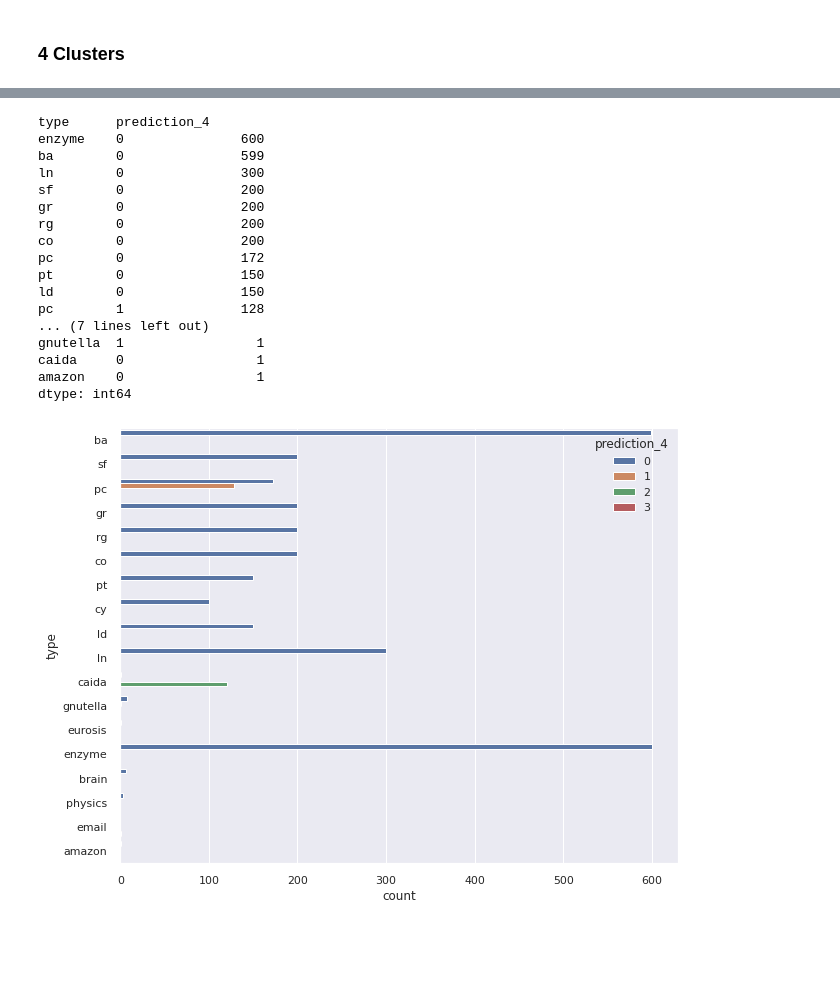
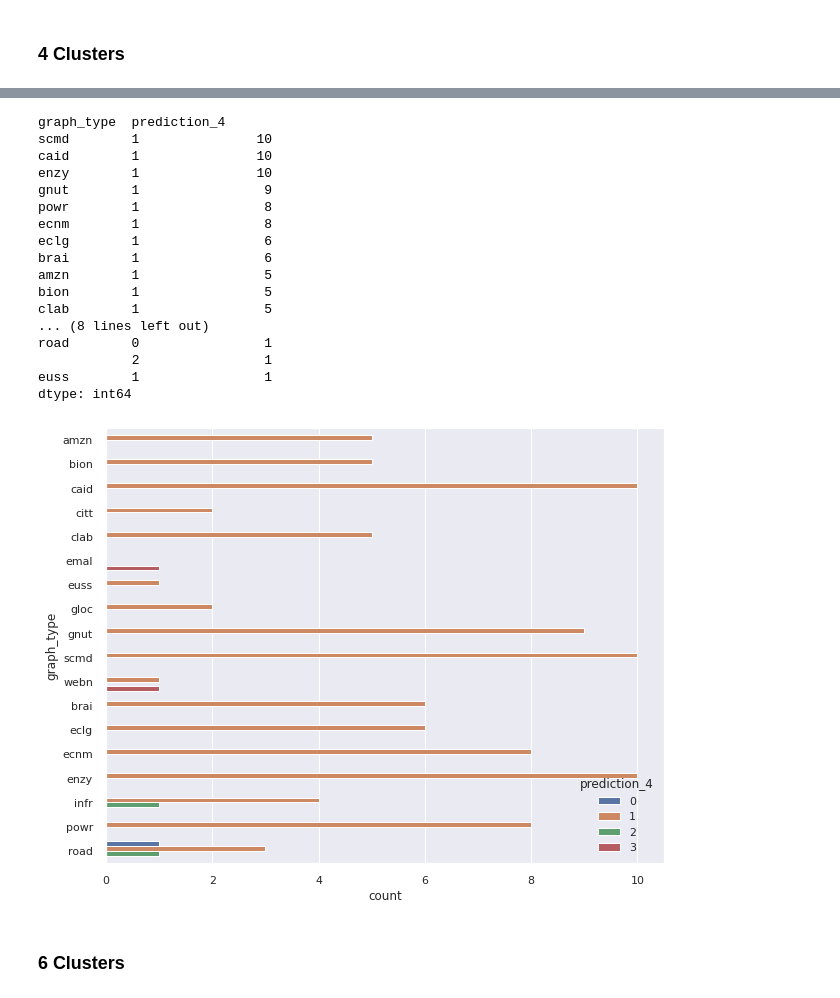
Before and after one commit to viniciusmioto/social_network_analysis, a Jupyter notebook: unsupervised_6features.ipynb, the cells around one changed output, grey strips where cells are left out. Saved outputs shown, nothing was run; the diff lists cells and outputs as text; code cells hidden in the pictures; blank space fills up the shorter version.

```diff
--- a/unsupervised_6features.ipynb
+++ b/unsupervised_6features.ipynb
@@ -56,7 +56,9 @@ graph_df.describe()
 # %% [markdown]
 ### Separate Features (X) and Labels (y)
 # %%
-X = np.array(graph_df.drop(['is_power_law'], 1))
+# separating features and labels
+df_features = graph_df.drop(['is_power_law'], 1)
+X = np.array(df_features.copy().drop(['graph_type'], 1))
 y = np.array(graph_df['is_power_law'])
 # %% [markdown]
 ### Features Correlation
@@ -197,6 +145,0 @@ plt.show()
-# %%
-pipeline = Pipeline([
-  ("kmeans", KMeans(n_clusters=10)),
-  ("knn", KNeighborsClassifier()),
-])
-pipeline.fit(X, y)
@@ -216,4 +145,0 @@ Pipeline(memory=None,
-# %%
-param_grid = dict(kmeans__n_clusters=range(2, 20))
-grid_clf = GridSearchCV(pipeline, param_grid, cv=3, verbose=2)
-grid_clf.fit(X, y)
@@ -406,5 +254,5 @@ array([0, 0, 0, ..., 0, 3, 0], dtype=int32)
 # %%
-cluster_pred_4_df = features_df.copy()
+cluster_pred_4_df = graph_df.copy()
 cluster_pred_4_df['prediction_4'] = y_pred_4
 cluster_pred_4_df
 # %% [output]
@@ -424,25 +272,27 @@ cluster_pred_4_df
 # %%
-cluster_pred_4_df[['type', 'prediction_4']].value_counts()
+cluster_pred_4_df[['graph_type', 'prediction_4']].value_counts()
 # %% [output]
-type      prediction_4
-enzyme    0               600
-ba        0               599
-ln        0               300
-sf        0               200
-gr        0               200
-rg        0               200
-co        0               200
-pc        0               172
-pt        0               150
-ld        0               150
-pc        1               128
-... (7 lines left out)
-gnutella  1                 1
-caida     0                 1
-amazon    0                 1
+graph_type  prediction_4
+scmd        1               10
+caid        1               10
+enzy        1               10
+gnut        1                9
+powr        1                8
+ecnm        1                8
+eclg        1                6
+brai        1                6
+amzn        1                5
+bion        1                5
+clab        1                5
+... (8 lines left out)
+road        0                1
+            2                1
+euss        1                1
 dtype: int64
 # %%
-sns.set(rc={"figure.figsize":(10, 8)}) #width=10, height=8
-ax = sns.countplot(y="type", hue="prediction_4", data=cluster_pred_4_df)
+sns.set(rc={'figure.figsize':(10, 8)}) #width=10, height=8
+ax = sns.countplot(y='graph_type', hue='prediction_4', data=cluster_pred_4_df)
 # %% [output]
-[figure, old version]
+[figure, new version]
+# %% [markdown]
+### 6 Clusters
```
Also changed, not shown: parts of 49 cells of this notebook.
